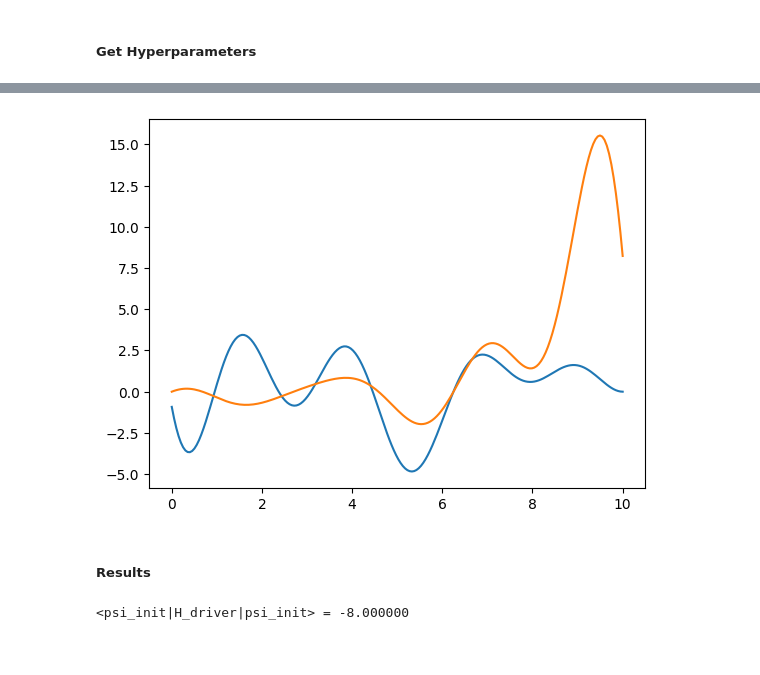
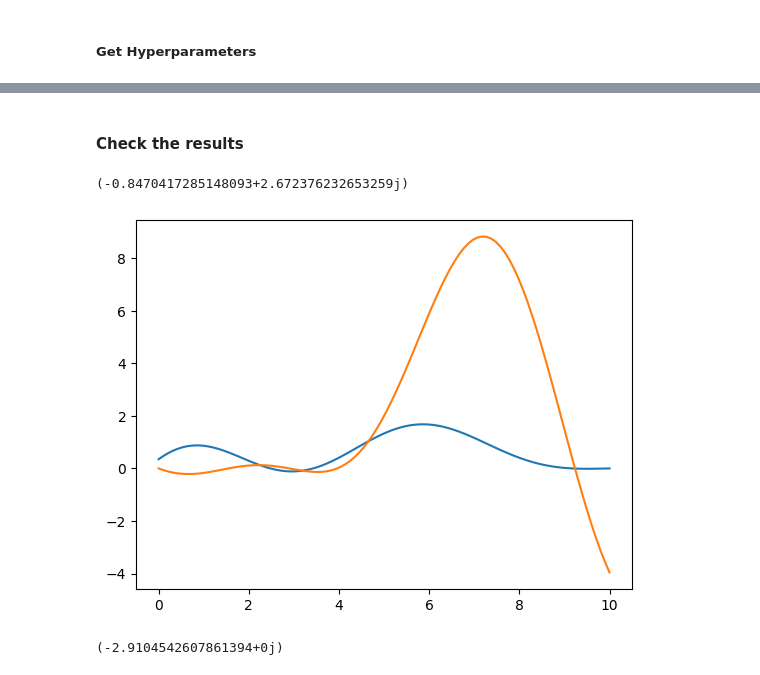
Before and after one commit to emacosta95/Magic4Annealing, a Jupyter notebook: ExploringMaxCut.ipynb, the cells around one changed output, grey strips where cells are left out. Saved outputs shown, nothing was run; the diff lists cells and outputs as text; code cells hidden in the pictures.

```diff
--- a/ExploringMaxCut.ipynb
+++ b/ExploringMaxCut.ipynb
@@ -17,7 +18,7 @@ from src.schedule_utils import SchedulerModel,Schedule
 nqubits = 8
 
 basis=computational_basis(nqubits)
-graph_instance = nx.random_regular_graph(d=3, n=8)
+graph_instance = nx.random_regular_graph(d=3, n=nqubits)
 
 # Assign random weights in [0,1]
 for u, v in graph_instance.edges():
@@ -67,3 +68,10 @@ print(spectrum_target_hamiltonian[0],spectrum_target_hamiltonian[2],eigenstates_
 # %% [markdown]
 #### Time evolution
+# %%
+# ── time evolution parameters ─────────────────────────────────────────────────
+nlevels    = 10
+tau        = 10
+time_steps = int(10 * tau)
+time       = np.linspace(0, tau, time_steps)
+delta_t    = time[1] - time[0]
 # %%
@@ -107,0 +153,6 @@ plt.show()
+# %%
+for i in range(nlevels//2):
+    plt.plot(time,probabilities[:,i],label=f'level {i}')
+
+plt.legend()
+plt.show()
@@ -110,7 +163,7 @@ plt.show()
 # %% [markdown]
 ##### Get Hyperparameters
 # %%
-number_parameters=5
+number_parameters=3
 type='F-CRAB'
 # %%
 from scipy.optimize import minimize
@@ -152,55 +234,41 @@ energy = model.forward(model.parameters)
+# %% [markdown]
+#### Check the results
 # %%
 # ── energy + state history for both schedules ─────────────────────────────────
 energy_linear  = np.zeros(time_steps)
 energy_optimal = np.zeros(time_steps)
 psi_linear_history  = np.zeros((time_steps, psi_init.shape[0]), dtype=complex)
 psi_optimal_history = np.zeros((time_steps, psi_init.shape[0]), dtype=complex)
 
 # optimal
 h_driver, h_target = model.get_driving()
 
-_, psi = eigsh(h_driver[0]*driver_hamiltonian.astype(complex), which='SA', k=1)
+# initialize the state
+_, psi = eigsh(driver_hamiltonian.astype(complex), which='SA', k=1)
 psi_init = psi[:, 0].astype(complex)
-
+print(psi_init.dot(h_driver[0]*driver_hamiltonian.dot(psi_init)))
 
 plt.plot(time,h_driver)
 plt.plot(time,h_target)
 plt.show()
-psi = psi_init.copy()
-for i in range(time_steps):
-    hamiltonian_t = h_driver[i] * driver_hamiltonian + h_target[i] * target_hamiltonian
-    psi = expm_multiply(-1j * delta_t * hamiltonian_t, psi)
-    energy_optimal[i] = (psi.conj().dot(hamiltonian_t.dot(psi))).real
-    psi_optimal_history[i] = psi
-
-# linear
-nlevels=5
-spectrum=np.zeros((time_steps,nlevels))
-psi = psi_init.copy()
-for i, t in enumerate(time):
-    hamiltonian_t = (1 - t / tau) *h_driver[0]*driver_hamiltonian + (t / tau) *h_target[-1]*target_hamiltonian
-    spectrum_t,_=eigsh(hamiltonian_t,which='SA',k=nlevels)
-    spectrum[i]=spectrum_t
-    psi = expm_multiply(-1j * delta_t * hamiltonian_t, psi)
-    energy_linear[i] = (psi.conj().dot(hamiltonian_t.dot(psi))).real
-    psi_linear_history[i] = psi
 
 
 
-# ── probabilities: |<psi_linear(t) | psi_optimal(t)>|^2 ──────────────────────
-overlap_vs_time = np.abs(
-    np.einsum('ti,ti->t', psi_linear_history.conj(), psi_optimal_history)
-) ** 2
+
+
+# initialization
+psi=psi_init.copy()
+psi_history_optimalcontrol=np.zeros((time_steps, psi_init.shape[0]), dtype=complex)
+for i,t in enumerate(time):
+
+    hamiltonian_t=h_driver[i]*driver_hamiltonian+target_hamiltonian*h_target[i]
+    psi=expm_multiply(-1j*delta_t*hamiltonian_t,psi)
+    psi_history_optimalcontrol[i]=psi
+    #for r in range(nlevels):
+    #    probabilities_optimalcontrol[i,r]=(eigenstates_history[i,:,r].conj().T.dot(psi))*np.conjugate((eigenstates_history[i,:,r].conj().T.dot(psi)))
+
+print(psi.conj().dot(target_hamiltonian.dot(psi)))
 # %% [output]
+(-0.8470417285148093+2.672376232653259j)
-[figure, old version]
+[figure, new version]
+(-2.9104542607861394+0j)
-# %% [markdown]
-##### Results
-# %%
-_, psi = eigsh(driver_hamiltonian.astype(complex), which='SA', k=1)
-psi_init = psi[:, 0].astype(complex)
-
-# sanity check
-e_init = (psi_init.conj().dot(driver_hamiltonian.dot(psi_init))).real
-print(f'<psi_init|H_driver|psi_init> = {e_init:.6f}')
-# %% [output]
-<psi_init|H_driver|psi_init> = -8.000000
```
Also changed, not shown: parts of 39 cells of this notebook, 2 other files.
